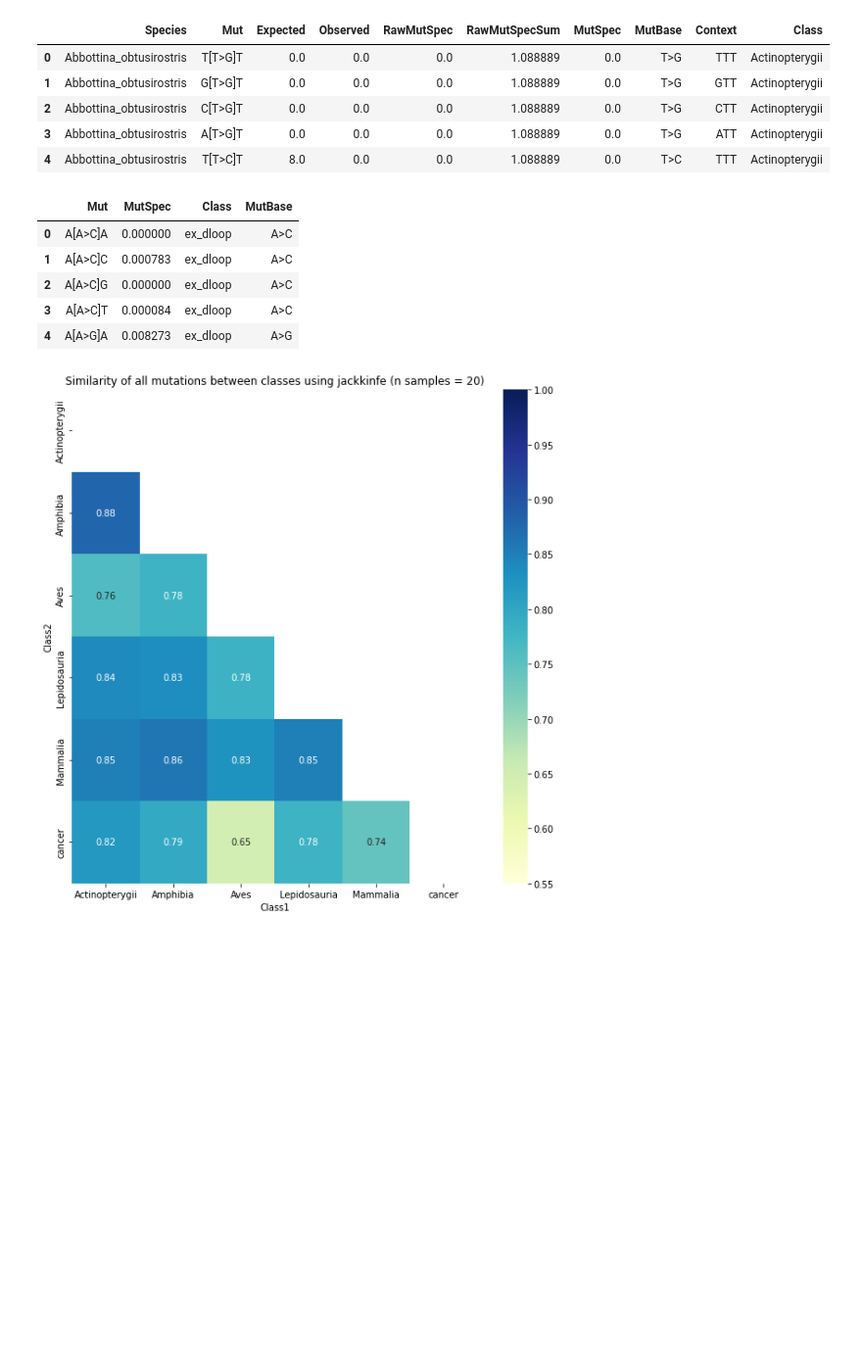
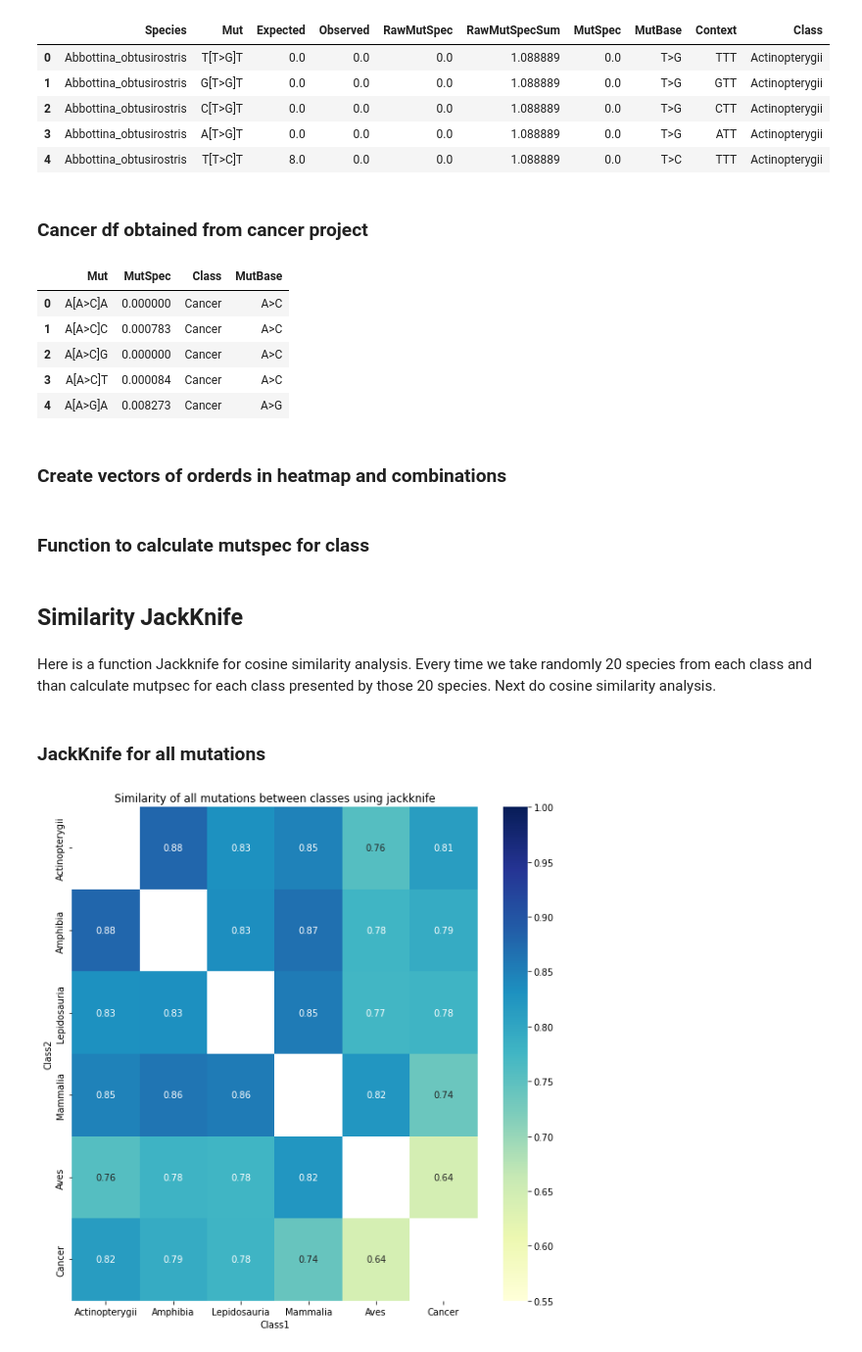
Before and after one commit to mitoclub/mtdna-192component-mutspec-chordata, a Jupyter notebook: scripts/similarity_jack.ipynb, the cells around one changed output. Shown at 98% size. Saved outputs shown, nothing was run; the diff lists cells and outputs as text; code cells hidden in the pictures; blank space fills up the shorter version.

Commit message:
heatmap for subs with jackknife

```diff
--- a/scripts/similarity_jack.ipynb
+++ b/scripts/similarity_jack.ipynb
@@ -18,22 +20,29 @@ mut.head()
 | 2 | Abbottina_obtusirostris | C[T>G]T | 0.0 | 0.0 | 0.0 | 1.088889 | 0.0 | T>G | CTT | Actinopterygii |
 | 3 | Abbottina_obtusirostris | A[T>G]T | 0.0 | 0.0 | 0.0 | 1.088889 | 0.0 | T>G | ATT | Actinopterygii |
 | 4 | Abbottina_obtusirostris | T[T>C]T | 8.0 | 0.0 | 0.0 | 1.088889 | 0.0 | T>C | TTT | Actinopterygii |
+# %% [markdown]
+### Cancer df obtained from cancer project
 # %%
 canc_df = pd.read_csv('../data/external/cancer_mutspec.csv')
 canc_df = canc_df[['Mut','MutSpec_ExDloop']]
 canc_df = canc_df.rename(columns={"MutSpec_ExDloop":"MutSpec"})
-canc_df['Class'] = 'ex_dloop'
+canc_df['Class'] = 'Cancer'
 canc_df['MutBase'] = canc_df.Mut.str.slice(2, 5)
 canc_df.head()
 # %% [output]
 |  | Mut | MutSpec | Class | MutBase |
-| 0 | A[A>C]A | 0.000000 | ex_dloop | A>C |
-| 1 | A[A>C]C | 0.000783 | ex_dloop | A>C |
-| 2 | A[A>C]G | 0.000000 | ex_dloop | A>C |
-| 3 | A[A>C]T | 0.000084 | ex_dloop | A>C |
-| 4 | A[A>G]A | 0.008273 | ex_dloop | A>G |
+| 0 | A[A>C]A | 0.000000 | Cancer | A>C |
+| 1 | A[A>C]C | 0.000783 | Cancer | A>C |
+| 2 | A[A>C]G | 0.000000 | Cancer | A>C |
+| 3 | A[A>C]T | 0.000084 | Cancer | A>C |
+| 4 | A[A>G]A | 0.008273 | Cancer | A>G |
+# %% [markdown]
+### Create vectors of orderds in heatmap and combinations
 # %%
-cl_vec = list(mut['Class'].drop_duplicates()) + ['cancer']
+cl_vec = list(mut['Class'].drop_duplicates()) + ['Cancer']
+correct_order = ["Actinopterygii","Amphibia", "Lepidosauria", "Mammalia", "Aves", "Cancer"]
+# %% [markdown]
+### Function to calculate mutspec for class
 # %%
 def calc_mutspec_class(df: pd.DataFrame):
     ms_cls = df.groupby(['Class','Mut'])['RawMutSpec'].sum().reset_index()
@@ -42,10 +51,14 @@ def calc_mutspec_class(df: pd.DataFrame):
     ms_cls = ms_cls.drop(['RawMutSpec', 'RawMutSpecSum'], axis=1)
 
     return ms_cls
+# %% [markdown]
+## Similarity JackKnife
+# %% [markdown]
+Here is a function Jackknife for cosine similarity analysis. Every time we take randomly 20 species from each class and than calculate mutpsec for each class presented by those 20 species. Next do cosine similarity analysis.
 # %%
+TS_vec = ['A>G', 'G>A', 'T>C', 'C>T']
+TV_vec = ['A>T', 'T>A', 'C>G', 'G>C', 'C>A', 'A>C', 'T>G', 'G>T']
 def get_similarity_table(mut_df: pd.DataFrame, canc_df: pd.DataFrame, mut_type='all', n_iter=100):
-    TS_vec = ['A>G', 'G>A', 'T>C', 'C>T']
-    TV_vec = ['A>T', 'T>A', 'C>G', 'G>C', 'C>A', 'A>C', 'T>G', 'G>T']
 
     n = 0
     to_heatmap = []
@@ -62,7 +75,7 @@ def get_similarity_table(mut_df: pd.DataFrame, canc_df: pd.DataFrame, mut_type='
         raise('Error, try another MutType')
     while n < n_iter:
         for cls1 in cl_vec:
-            if cls1 != 'cancer':
+            if cls1 != 'Cancer':
                 df1_sps = mut_to_cos[mut_to_cos['Class'] == cls1]['Species'].sample(n=20, replace=False)
                 df1 = calc_mutspec_class(mut_to_cos[mut_to_cos['Species'].isin(df1_sps)])
             else:
@@ -70,7 +83,7 @@ def get_similarity_table(mut_df: pd.DataFrame, canc_df: pd.DataFrame, mut_type='
             for cls2 in cl_vec:
                 if cls1 == cls2:
                     cos192=0
-                elif cls2 != 'cancer':
+                elif cls2 != 'Cancer':
                     df2_sps = mut_to_cos[mut_to_cos['Class'] == cls2]['Species'].sample(n=20, replace=False)
                     df2 = calc_mutspec_class(mut_to_cos[mut_to_cos['Species'].isin(df2_sps)])
                     cos192 = spatial.distance.cosine(df1['MutSpec'], df2['MutSpec'])
@@ -83,16 +96,18 @@ def get_similarity_table(mut_df: pd.DataFrame, canc_df: pd.DataFrame, mut_type='
         n += 1
 
     return pd.DataFrame(to_heatmap)
+# %% [markdown]
+### JackKnife for all mutations
 # %%
-to_heatmap = get_similarity_table(mut_df=mut, canc_df=canc_df, mut_type='all')
+to_heatmap = get_similarity_table(mut_df=mut, canc_df=canc_df, mut_type='all', n_iter=1000)
+to_heatmap.loc[to_heatmap['Class1'] == to_heatmap['Class2'], 'Similarity'] = np.nan
 all_heatmap = to_heatmap.groupby(['Class1', 'Class2']).median().reset_index().pivot('Class2', 'Class1', 'Similarity')
-#all_heatmap.index = pd.CategoricalIndex(all_heatmap.index, categories= ["Actinopterygii",
-#                                        "Amphibia", "Lepidosauria", "Mammalia", "Aves", "cancer"])
-#all_heatmap.sort_index(axis=0, inplace=True)
-matrix = np.triu(all_heatmap)
+all_heatmap.index = pd.CategoricalIndex(all_heatmap.index, categories=correct_order)
+all_heatmap.sort_index(axis=0, inplace=True)
+all_heatmap = all_heatmap.reindex(correct_order, axis=1)
 plt.figure(figsize=(10, 10))
-ax = sns.heatmap(all_heatmap, annot=True, mask=matrix, cmap="YlGnBu", vmin =0.55, vmax=1)
-ax.set_title('Similarity of all mutations between classes using jackkinfe (n samples = 20)')
+ax = sns.heatmap(all_heatmap, annot=True, cmap="YlGnBu", vmin =0.55, vmax=1)
+ax.set_title('Similarity of all mutations between classes using jackknife')
 plt.savefig('../pictures/Jackknife_Similarity.pdf', dpi=300)
 # %% [output]
-[figure, old version]
+[figure, new version]
```
Also changed, not shown: parts of 7 cells of this notebook, 9 other files.
